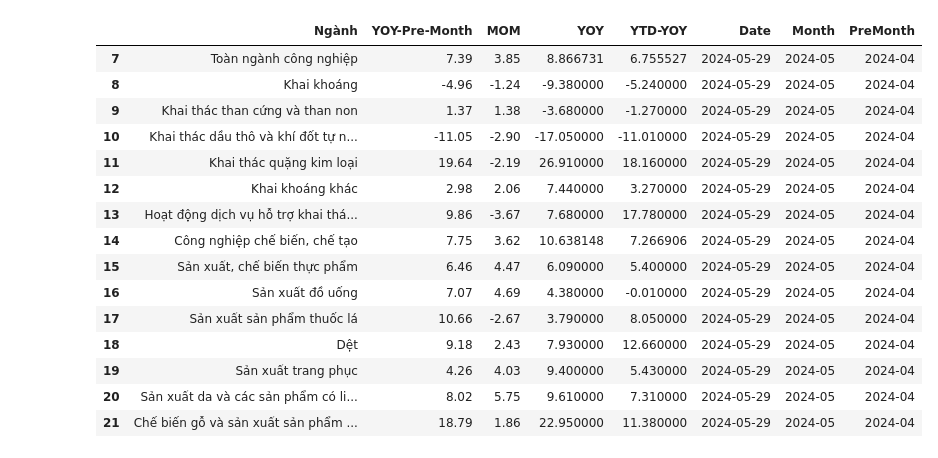
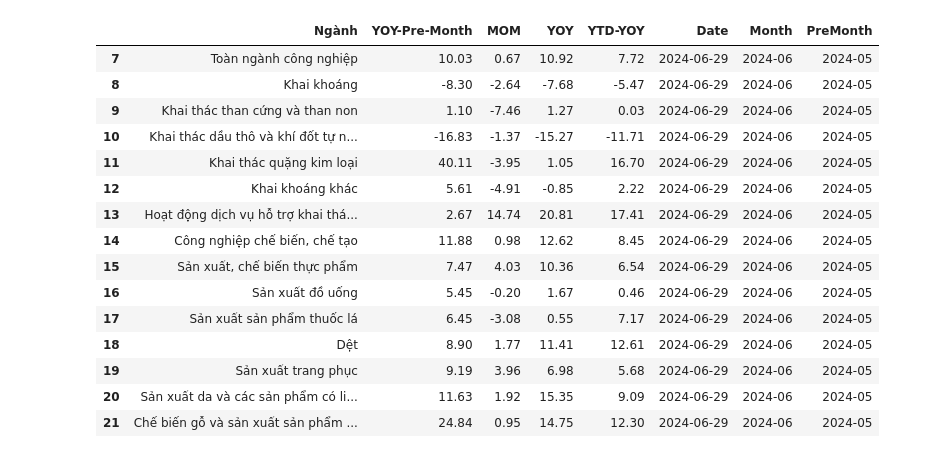
Before and after one commit to hiennguyen9874/vn-macroeconomics, a Jupyter notebook: notebooks/IIP.ipynb, the cells around one changed output. Drawn from its saved outputs; the diff is of its cells as text; code cells hidden in the pictures.

```diff
--- a/notebooks/IIP.ipynb
+++ b/notebooks/IIP.ipynb
@@ -138,50 +138,50 @@ def get_ipp_2023(xl, sheet_name, date):
     df["Month"] = df["Date"].dt.strftime("%Y-%m")
     df["PreMonth"] = (
         df["Date"]
         .apply(
             lambda x: (
                 x.replace(month=x.month - 1, day=1)
                 if x.month > 1
                 else x.replace(year=x.year - 1, month=12, day=1)
             )
         )
         .dt.strftime("%Y-%m")
     )
 
     # df["PreYearMonth"] = (
     #     df["Date"]
     #     .apply(lambda x: x.replace(year=x.year - 1, day=1))
     #     .dt.strftime("%Y-%m")
     # )
 
     df = df.replace(
         {
             "rác thải, nước thải": "Cung cấp nước; hoạt động quản lý và xử lý rác thải, nước thải"
         }
     )
 
     return df
 
 
-xl = pd.ExcelFile("../datas/2024-05-29-02-Bieu-so-lieu-T5.2024.xlsx")
-get_ipp_2023(xl, find_sheet_name(xl.sheet_names), "2024-05-29").head(n=15)
+xl = pd.ExcelFile("../datas/2024-06-29-02.Bieu-T6.2024.xlsx")
+get_ipp_2023(xl, find_sheet_name(xl.sheet_names), "2024-06-29").head(n=15)
 # %% [output]
 |  | Ngành | YOY-Pre-Month | MOM | YOY | YTD-YOY | Date | Month | PreMonth |
-| 7 | Toàn ngành công nghiệp | 7.39 | 3.85 | 8.866731 | 6.755527 | 2024-05-29 | 2024-05 | 2024-04 |
-| 8 | Khai khoáng | -4.96 | -1.24 | -9.380000 | -5.240000 | 2024-05-29 | 2024-05 | 2024-04 |
-| 9 | Khai thác than cứng và than non | 1.37 | 1.38 | -3.680000 | -1.270000 | 2024-05-29 | 2024-05 | 2024-04 |
-| 10 | Khai thác dầu thô và khí đốt tự n... | -11.05 | -2.90 | -17.050000 | -11.010000 | 2024-05-29 | 2024-05 | 2024-04 |
-| 11 | Khai thác quặng kim loại | 19.64 | -2.19 | 26.910000 | 18.160000 | 2024-05-29 | 2024-05 | 2024-04 |
-| 12 | Khai khoáng khác | 2.98 | 2.06 | 7.440000 | 3.270000 | 2024-05-29 | 2024-05 | 2024-04 |
-| 13 | Hoạt động dịch vụ hỗ trợ khai thá... | 9.86 | -3.67 | 7.680000 | 17.780000 | 2024-05-29 | 2024-05 | 2024-04 |
-| 14 | Công nghiệp chế biến, chế tạo | 7.75 | 3.62 | 10.638148 | 7.266906 | 2024-05-29 | 2024-05 | 2024-04 |
-| 15 | Sản xuất, chế biến thực phẩm | 6.46 | 4.47 | 6.090000 | 5.400000 | 2024-05-29 | 2024-05 | 2024-04 |
-| 16 | Sản xuất đồ uống | 7.07 | 4.69 | 4.380000 | -0.010000 | 2024-05-29 | 2024-05 | 2024-04 |
-| 17 | Sản xuất sản phẩm thuốc lá | 10.66 | -2.67 | 3.790000 | 8.050000 | 2024-05-29 | 2024-05 | 2024-04 |
-| 18 | Dệt | 9.18 | 2.43 | 7.930000 | 12.660000 | 2024-05-29 | 2024-05 | 2024-04 |
-| 19 | Sản xuất trang phục | 4.26 | 4.03 | 9.400000 | 5.430000 | 2024-05-29 | 2024-05 | 2024-04 |
-| 20 | Sản xuất da và các sản phẩm có li... | 8.02 | 5.75 | 9.610000 | 7.310000 | 2024-05-29 | 2024-05 | 2024-04 |
-| 21 | Chế biến gỗ và sản xuất sản phẩm ... | 18.79 | 1.86 | 22.950000 | 11.380000 | 2024-05-29 | 2024-05 | 2024-04 |
+| 7 | Toàn ngành công nghiệp | 10.03 | 0.67 | 10.92 | 7.72 | 2024-06-29 | 2024-06 | 2024-05 |
+| 8 | Khai khoáng | -8.30 | -2.64 | -7.68 | -5.47 | 2024-06-29 | 2024-06 | 2024-05 |
+| 9 | Khai thác than cứng và than non | 1.10 | -7.46 | 1.27 | 0.03 | 2024-06-29 | 2024-06 | 2024-05 |
+| 10 | Khai thác dầu thô và khí đốt tự n... | -16.83 | -1.37 | -15.27 | -11.71 | 2024-06-29 | 2024-06 | 2024-05 |
+| 11 | Khai thác quặng kim loại | 40.11 | -3.95 | 1.05 | 16.70 | 2024-06-29 | 2024-06 | 2024-05 |
+| 12 | Khai khoáng khác | 5.61 | -4.91 | -0.85 | 2.22 | 2024-06-29 | 2024-06 | 2024-05 |
+| 13 | Hoạt động dịch vụ hỗ trợ khai thá... | 2.67 | 14.74 | 20.81 | 17.41 | 2024-06-29 | 2024-06 | 2024-05 |
+| 14 | Công nghiệp chế biến, chế tạo | 11.88 | 0.98 | 12.62 | 8.45 | 2024-06-29 | 2024-06 | 2024-05 |
+| 15 | Sản xuất, chế biến thực phẩm | 7.47 | 4.03 | 10.36 | 6.54 | 2024-06-29 | 2024-06 | 2024-05 |
+| 16 | Sản xuất đồ uống | 5.45 | -0.20 | 1.67 | 0.46 | 2024-06-29 | 2024-06 | 2024-05 |
+| 17 | Sản xuất sản phẩm thuốc lá | 6.45 | -3.08 | 0.55 | 7.17 | 2024-06-29 | 2024-06 | 2024-05 |
+| 18 | Dệt | 8.90 | 1.77 | 11.41 | 12.61 | 2024-06-29 | 2024-06 | 2024-05 |
+| 19 | Sản xuất trang phục | 9.19 | 3.96 | 6.98 | 5.68 | 2024-06-29 | 2024-06 | 2024-05 |
+| 20 | Sản xuất da và các sản phẩm có li... | 11.63 | 1.92 | 15.35 | 9.09 | 2024-06-29 | 2024-06 | 2024-05 |
+| 21 | Chế biến gỗ và sản xuất sản phẩm ... | 24.84 | 0.95 | 14.75 | 12.30 | 2024-06-29 | 2024-06 | 2024-05 |
 # %%
 import os
 import contextlib
```
Also changed, not shown: parts of 5 cells of this notebook, 23 other files.
